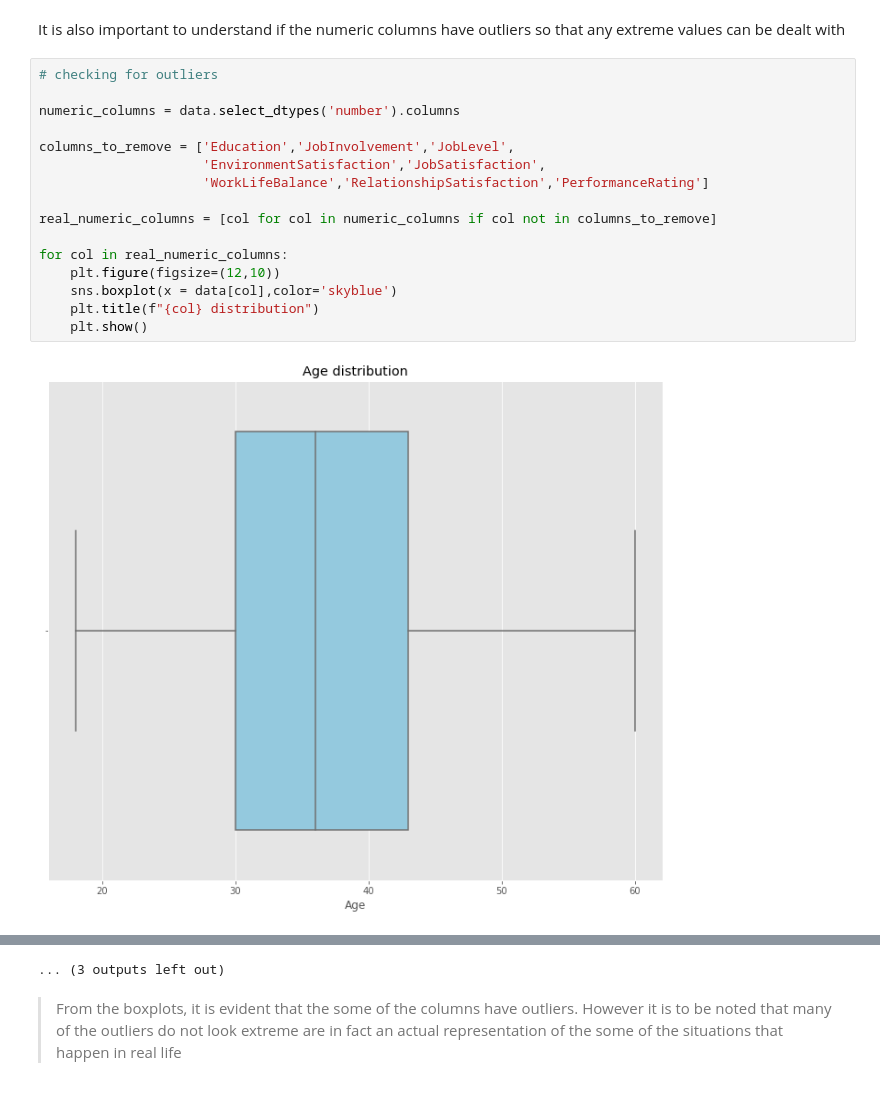
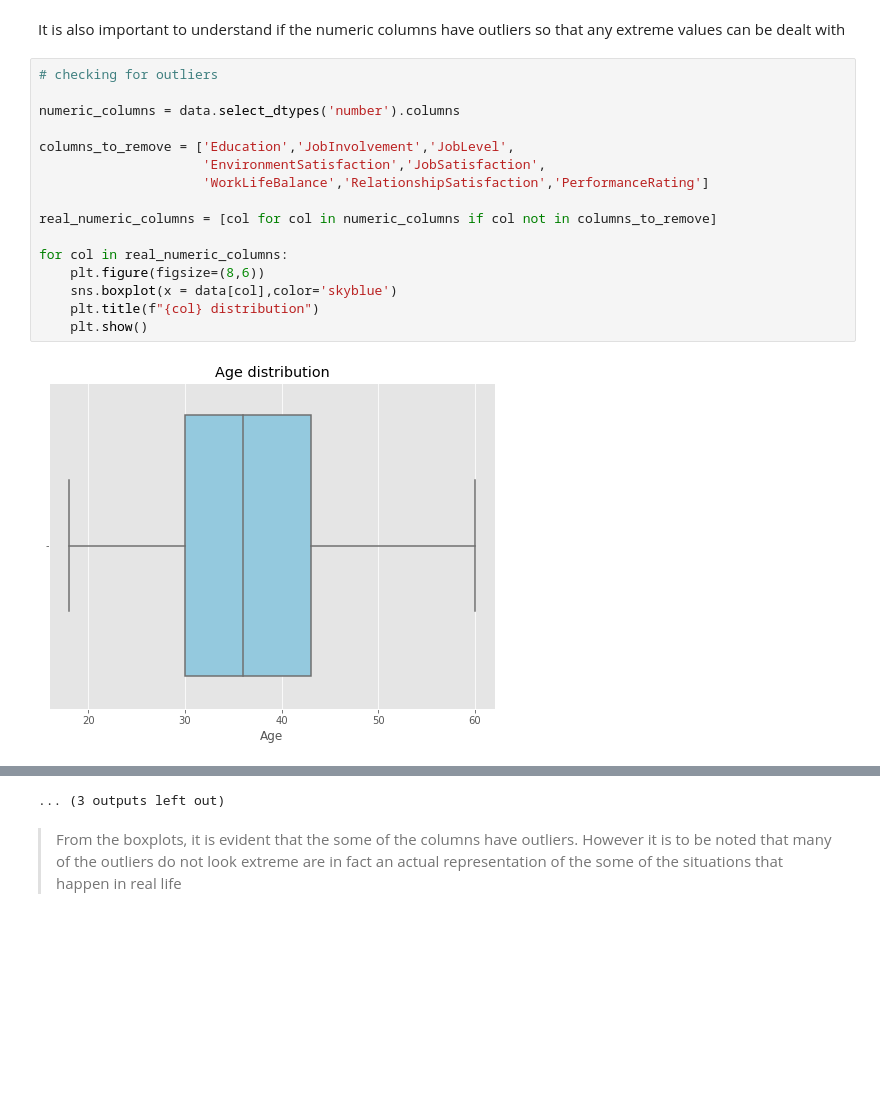
Before and after one commit to franciskyalo/employee_attrition, a Jupyter notebook: employee_attrition.ipynb, the cells around one changed output, grey strips where cells are left out. Drawn from its saved outputs; the diff is of its cells as text; blank space fills up the shorter version.

```diff
--- a/employee_attrition.ipynb
+++ b/employee_attrition.ipynb
@@ -191,18 +190,18 @@ It is also important to understand if the numeric columns have outliers so that
 # %%
 # checking for outliers
 
 numeric_columns = data.select_dtypes('number').columns
 
 columns_to_remove = ['Education','JobInvolvement','JobLevel',
                      'EnvironmentSatisfaction','JobSatisfaction',
                      'WorkLifeBalance','RelationshipSatisfaction','PerformanceRating']
 
 real_numeric_columns = [col for col in numeric_columns if col not in columns_to_remove]
 
 for col in real_numeric_columns:
-    plt.figure(figsize=(12,10))
+    plt.figure(figsize=(8,6))
     sns.boxplot(x = data[col],color='skyblue')
     plt.title(f"{col} distribution")
     plt.show()
 # %% [output]
-[figure, old version]
+[figure, new version]
```
Also changed, not shown: parts of 40 cells of this notebook.
